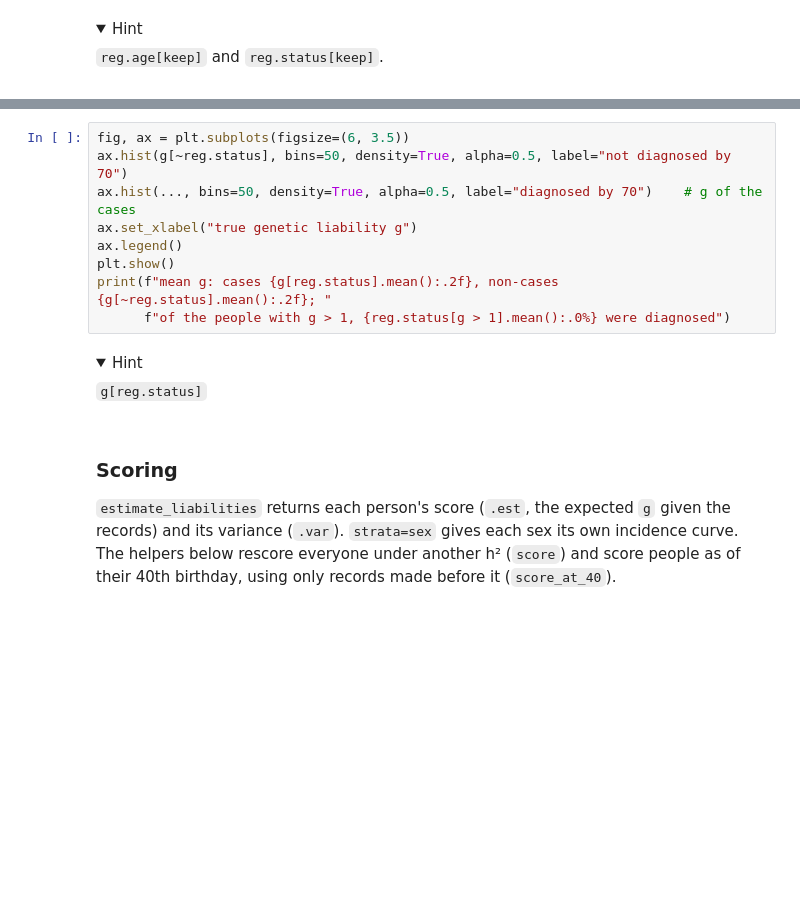
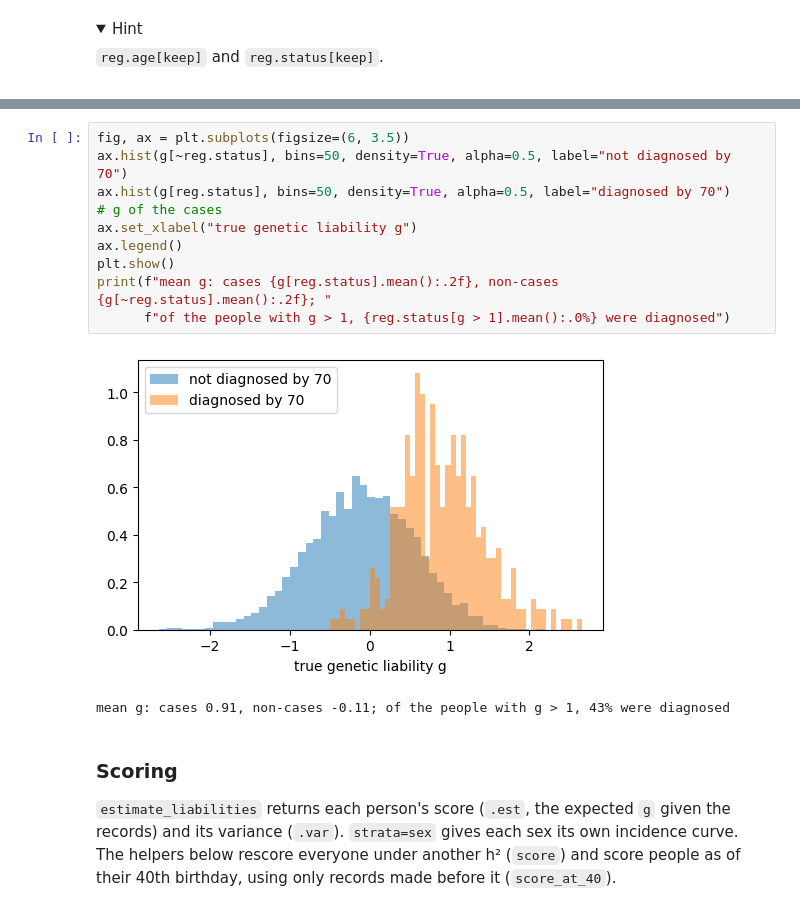
Before and after one commit to bvilhjal/ATIG_2026, a Jupyter notebook: teaching_days/2026-09-24/LTFH/LTFH_exercise.ipynb, the cells around one changed output, grey strips where cells are left out. Drawn from its saved outputs; the diff is of its cells as text; folded sections open; blank space fills up the shorter version.

```diff
--- a/teaching_days/2026-09-24/LTFH/LTFH_exercise.ipynb
+++ b/teaching_days/2026-09-24/LTFH/LTFH_exercise.ipynb
@@ -196,18 +193,15 @@ This can only be plotted in a simulation.
 # %%
 fig, ax = plt.subplots(figsize=(6, 3.5))
 ax.hist(g[~reg.status], bins=50, density=True, alpha=0.5, label="not diagnosed by 70")
-ax.hist(..., bins=50, density=True, alpha=0.5, label="diagnosed by 70")    # g of the cases
+ax.hist(g[reg.status], bins=50, density=True, alpha=0.5, label="diagnosed by 70")    # g of the cases
 ax.set_xlabel("true genetic liability g")
 ax.legend()
 plt.show()
 print(f"mean g: cases {g[reg.status].mean():.2f}, non-cases {g[~reg.status].mean():.2f}; "
       f"of the people with g > 1, {reg.status[g > 1].mean():.0%} were diagnosed")
+# %% [output]
+[figure, added]
+mean g: cases 0.91, non-cases -0.11; of the people with g > 1, 43% were diagnosed
-# %% [markdown]
-<details><summary>Hint</summary>
-
-`g[reg.status]`
-
-</details>
 # %% [markdown]
 ### Scoring
 
```
Also changed, not shown: parts of 27 cells of this notebook, 6 other files.
